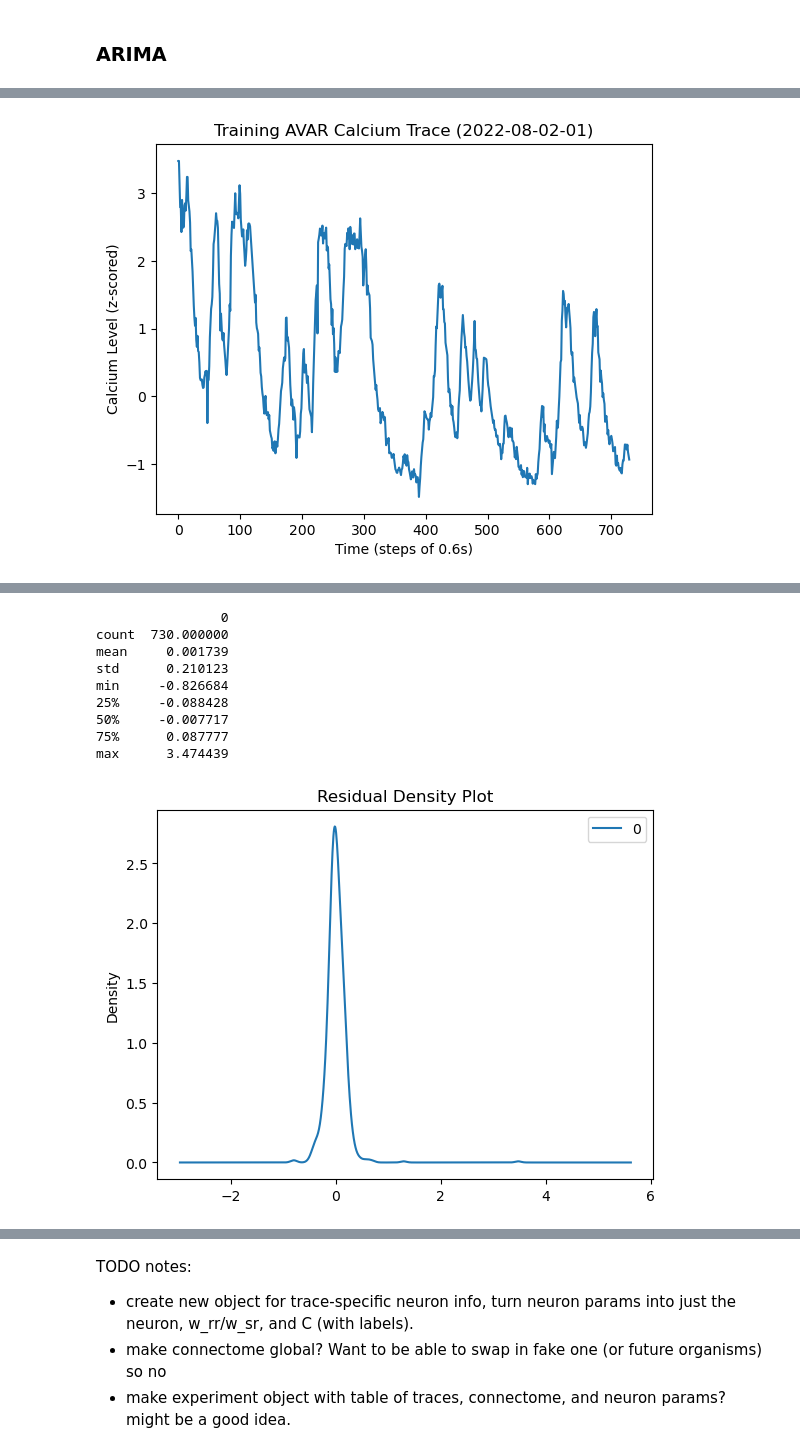
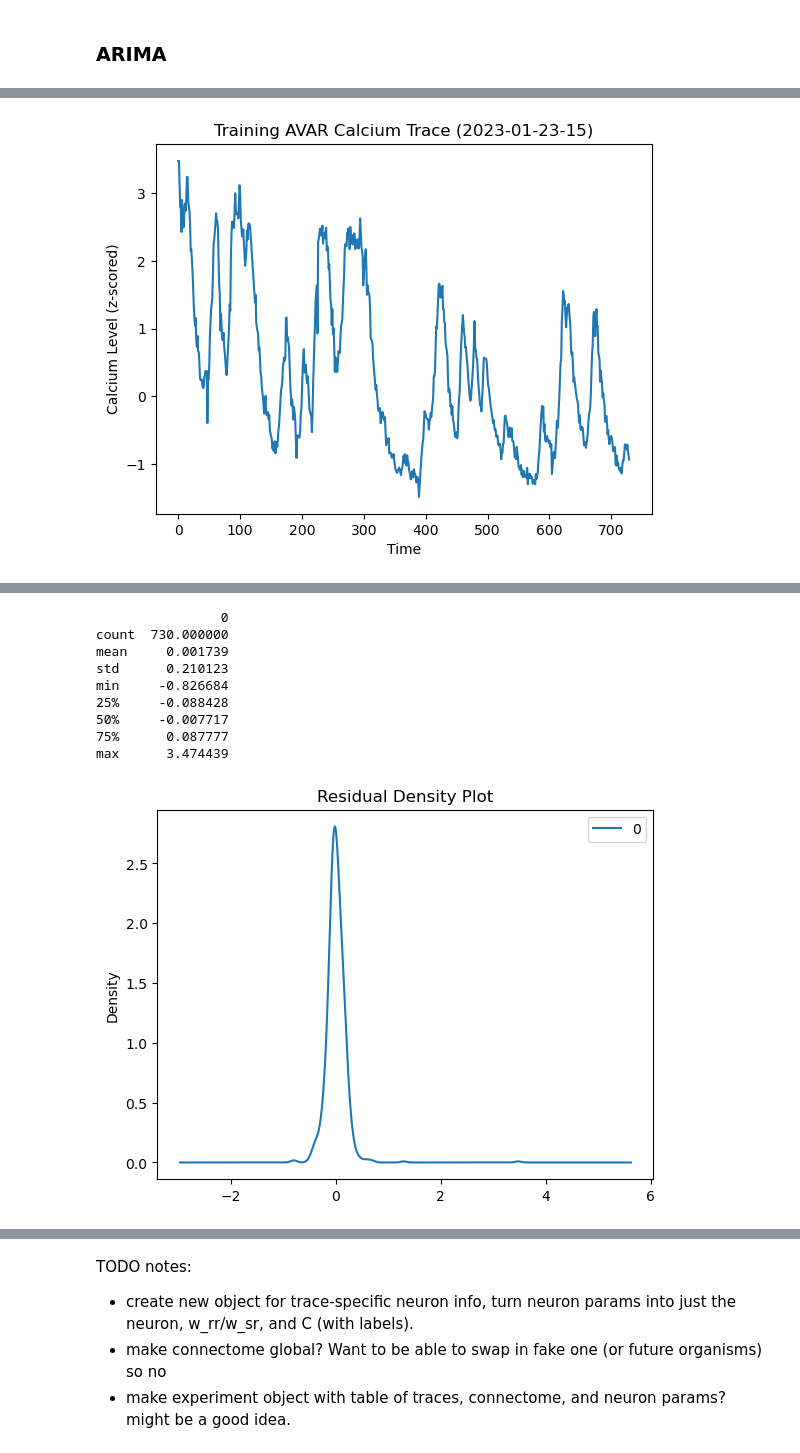
Before and after one commit to ironak/worms, a Jupyter notebook: model.ipynb, the cells around one changed output, grey strips where cells are left out. Saved outputs shown, nothing was run; the diff lists cells and outputs as text; code cells hidden in the pictures.

```diff
--- a/model.ipynb
+++ b/model.ipynb
@@ -57,0 +325,6 @@ CONNECTOME = get_connectome("datasets/NIHMS1054987-supplement-Supplementary_file
+# %%
+FAKE_CONTEXT = Context(FAKE_TRACE_OBJ, FAKE_CONNECTOME)
+CONTEXT_1 = Context(TRACE_OBJ_1, CONNECTOME)
+CONTEXT_2 = Context(TRACE_OBJ_2, CONNECTOME)
+
+CONTEXT_TABLE = {trace_obj.uid:Context(trace_obj, CONNECTOME) for trace_obj in TRACE_OBJ_TABLE.values()}
@@ -144,13 +501,0 @@ W_sr = 1
-# %%
-def plot_trace(data, title=None, xlabel="Time (steps of 0.6s)", ylabel="Calcium Level (z-scored)"):
-    DataFrame(data).plot(
-        title=title,
-        xlabel=xlabel,
-        ylabel=ylabel,
-        legend=False)
-    # hacky autoticker
-    # appx_num_ticks = 8
-    # tick_scale = 5 * 10**(round(np.log10(len(data)))-2)
-    # tick_step = tick_scale * round(len(data)/(appx_num_ticks*tick_scale))
-    # plt.xticks(np.arange(0, len(data) + tick_step, tick_step), np.arange(start, start + len(data) + tick_step, tick_step))
-    plt.show()
@@ -615,0 +573,4 @@ live_simulation(c_2, TEST_NEURON, trace_obj_2)
+# %%
+TEST_NEURON = Neuron("AVAR", 3, 1, CONTEXT_1)
+TEST_NEURON.fit()
+TEST_NEURON.visualize_c()
@@ -720,17 +643,16 @@ print(min(a))
 # %% [markdown]
 ### ARIMA
 # %%
-trace_obj = TraceObject('datasets/wormwideweb/2022-08-02-01.json')
-self_index = trace_obj.get_index(TEST_NEURON)
+self_index = TRACE_OBJ_1.get_index(TEST_NEURON.label)
 
-train = trace_obj.traces[self_index,:730]
+train = TRACE_OBJ_1.traces[self_index,:730]
 
 model = ARIMA(train, order=(5,1,0))
 model_fit = model.fit()
 
 fit = model_fit.fittedvalues
-test = trace_obj.traces[self_index,730:]
-preds = model_fit.forecast(len(trace_obj.traces[self_index])-730)
+test = TRACE_OBJ_1.traces[self_index,730:]
+preds = model_fit.forecast(len(TRACE_OBJ_1.traces[self_index])-730)
 residuals = DataFrame(model_fit.resid)
 
 # summary of fit model
@@ -741,12 +663,12 @@ print("Fitted RMSE: %.3f" % np.sqrt(mean_squared_error(train, fit)), "explained
 print("Test RMSE: %.3f" % np.sqrt(mean_squared_error(test, preds)), "explained variance:", 1 - (mean_squared_error(train, fit))/np.var(train))
 
 # == Fit ==
-plot_trace(train, title=f"Training {TEST_NEURON} Calcium Trace ({trace_obj.uid})")
-plot_trace(fit, title=f"Fitted {TEST_NEURON} Calcium Trace ({trace_obj.uid})")
+plot_trace(train, title=f"Training {TEST_NEURON.label} Calcium Trace ({trace_obj.uid})")
+plot_trace(fit, title=f"Fitted {TEST_NEURON.label} Calcium Trace ({trace_obj.uid})")
 
 # == Forecast ==
-plot_trace(test, title=f"Test {TEST_NEURON} Calcium Trace ({trace_obj.uid})")
-plot_trace(preds, title=f"Predicted {TEST_NEURON} Calcium Trace ({trace_obj.uid})")
+plot_trace(test, title=f"Test {TEST_NEURON.label} Calcium Trace ({trace_obj.uid})")
+plot_trace(preds, title=f"Predicted {TEST_NEURON.label} Calcium Trace ({trace_obj.uid})")
 
 # == residuals ==
 plot_trace(residuals,  title="Training Residuals", ylabel="Residual")
@@ -766,12 +688,12 @@ Time:                        23:47:19   BIC                           -509.064
 Sample:                             0   HQIC                          -525.984
                                 - 730
 Covariance Type:                  opg
 ==============================================================================
                  coef    std err          z      P>|z|      [0.025      0.975]
 ------------------------------------------------------------------------------
 ... (13 lines left out)
 Warnings:
 [1] Covariance matrix calculated using the outer product of gradients (complex-step).
 Fitted RMSE: 0.210 explained variance: 0.9690268393652542
 Test RMSE: 1.016 explained variance: 0.9690268393652542
-[figure, old version]
+[figure, new version]
```
Also changed, not shown: parts of 56 cells of this notebook, 2 other files.
